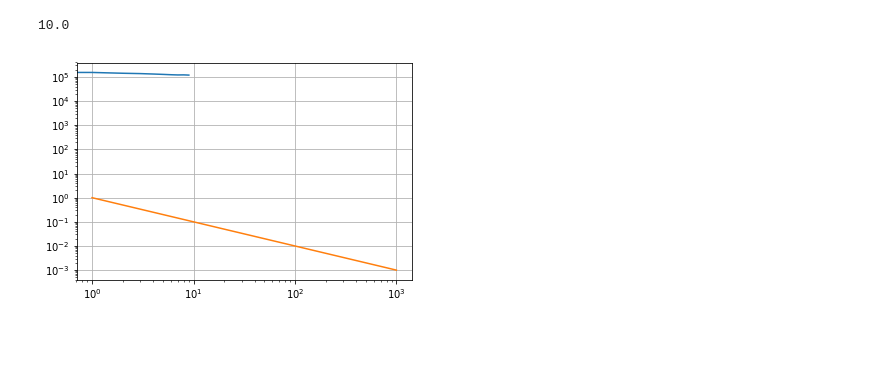
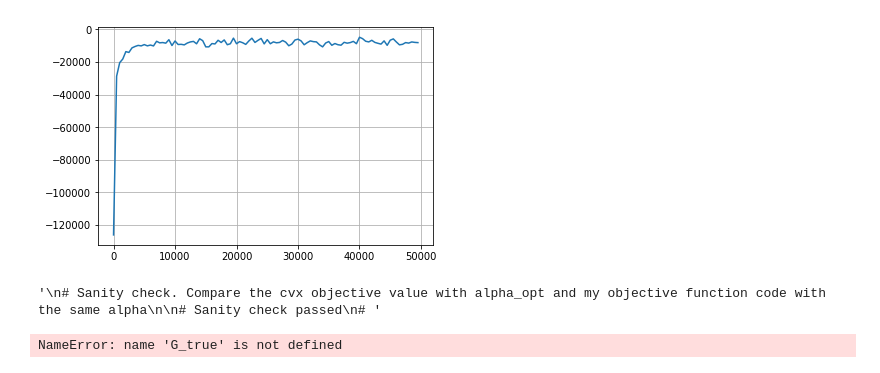
Before and after one commit to jjmmouss/PDM, a Jupyter notebook: NetRate/NetRate_SG.ipynb, the cells around one changed output. Drawn from its saved outputs; the diff is of its cells as text; code cells hidden in the pictures; blank space fills up the shorter version.

```diff
--- a/NetRate/NetRate_SG.ipynb
+++ b/NetRate/NetRate_SG.ipynb
@@ -296,14 +257,27 @@ approx_run_time = [1/k for k in list(range(1,K))]
-# %%
-K/100
-# %% [output]
-10.0
-# %%
-
-plt.plot(list(range(0,int(K/100))),diff_obj_per_itter_pos)
-plt.plot(list(range(1,K)),approx_run_time)
-plt.loglog()
-plt.grid()
-# %% [output]
-[figure, removed]
 # %%
 Gen.Save_graph_to_file("Infered_network.txt",G_star)
+# %%
+relative_obj_ftc = [x-obj_true for x in obj_per_itter]
+x_axis = [x*500 for x in list(range(0,int(K/500)))]
+plt.plot(x_axis, relative_obj_ftc)
+plt.grid()
+plt.show()
+# %% [output]
+[figure, added]
+# %%
+'''
+# Sanity check. Compare the cvx objective value with alpha_opt and my objective function code with the same alpha
+
+# Sanity check passed
+# '''
+# matrix_list,nb_casc_node = cvx.Create_matrices(G_true,DAG_C_dic,window)
+# A_cvx,obj_cvx = cvx.Infer_Network_edges(G_true,matrix_list,nb_casc_node,DAG_C_dic)
+# obj_maison = Infered_objective_value(A_cvx,G_star,DAG_C_dicG_C_dic,window,eps)
+# print("obj my code is : ",obj_maison)
+# print(obj_cvx)
+# %% [output]
+'\n# Sanity check. Compare the cvx objective value with alpha_opt and my objective function code with the same alpha\n\n# Sanity check passed\n# '
+# %%
+G_true.edges
+# %% [output]
+NameError: name 'G_true' is not defined
```
Also changed, not shown: parts of 13 cells of this notebook, 10 other files.
